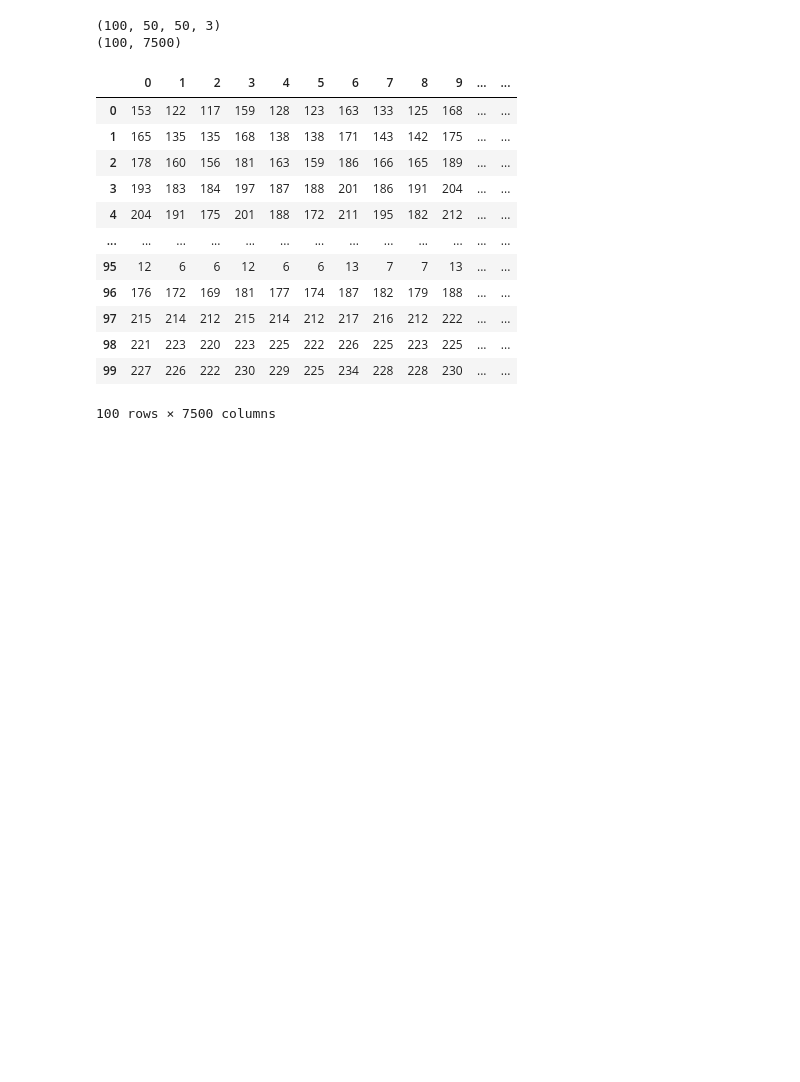
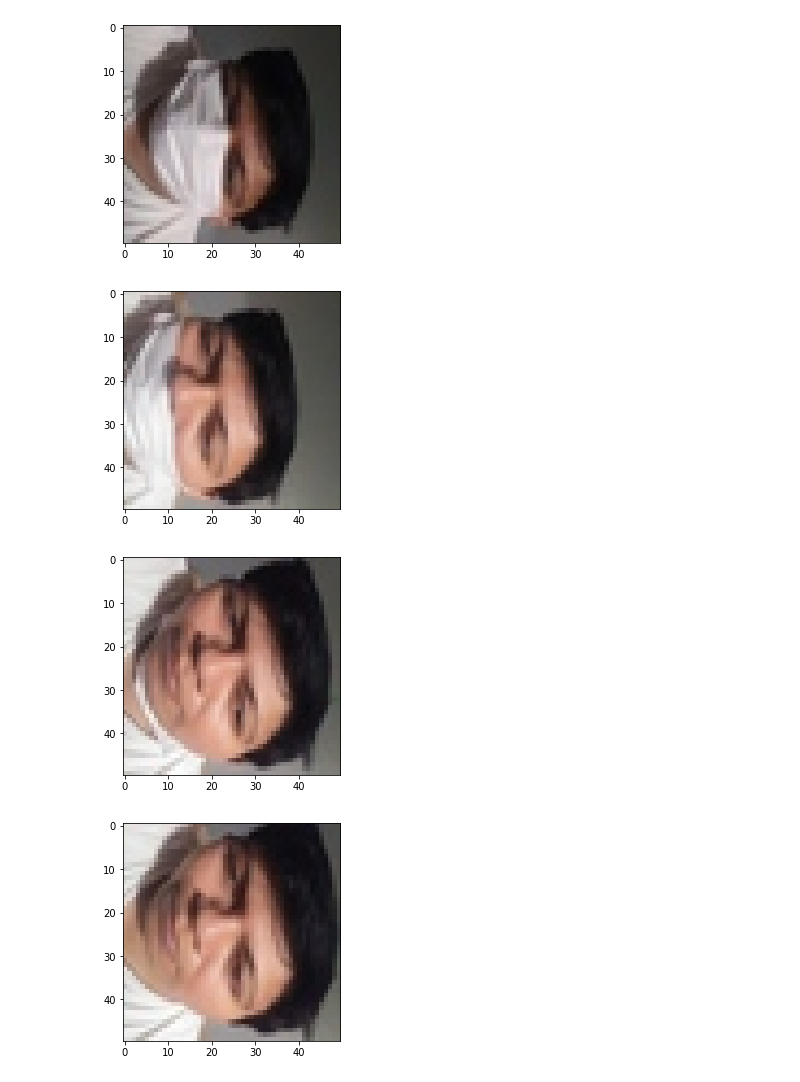
Before and after one commit to BenjaminAlpert/Face-Mask-Detection-Software, a Jupyter notebook: final-project.ipynb, the cells around one changed output. Cells and saved outputs as stored; diff of their text form; code cells hidden in the pictures; blank space fills up the shorter version.

```diff
--- a/final-project.ipynb
+++ b/final-project.ipynb
@@ -41,20 +45,9 @@ pyplot.show()
 # %%
-print(data["images"].shape)
-print(data["features"].shape)
-pd.DataFrame(data["features"])
+for img in data["images"][-5:-1]:
+    pyplot.figure()
+    pyplot.imshow(img)
 # %% [output]
-(100, 50, 50, 3)
-(100, 7500)
-|  | 0 | 1 | 2 | 3 | 4 | 5 | 6 | 7 | 8 | 9 | ... | ... |
-| 0 | 153 | 122 | 117 | 159 | 128 | 123 | 163 | 133 | 125 | 168 | ... | ... |
-| 1 | 165 | 135 | 135 | 168 | 138 | 138 | 171 | 143 | 142 | 175 | ... | ... |
-| 2 | 178 | 160 | 156 | 181 | 163 | 159 | 186 | 166 | 165 | 189 | ... | ... |
-| 3 | 193 | 183 | 184 | 197 | 187 | 188 | 201 | 186 | 191 | 204 | ... | ... |
-| 4 | 204 | 191 | 175 | 201 | 188 | 172 | 211 | 195 | 182 | 212 | ... | ... |
-| ... | ... | ... | ... | ... | ... | ... | ... | ... | ... | ... | ... | ... |
-| 95 | 12 | 6 | 6 | 12 | 6 | 6 | 13 | 7 | 7 | 13 | ... | ... |
-| 96 | 176 | 172 | 169 | 181 | 177 | 174 | 187 | 182 | 179 | 188 | ... | ... |
-| 97 | 215 | 214 | 212 | 215 | 214 | 212 | 217 | 216 | 212 | 222 | ... | ... |
-| 98 | 221 | 223 | 220 | 223 | 225 | 222 | 226 | 225 | 223 | 225 | ... | ... |
-| 99 | 227 | 226 | 222 | 230 | 229 | 225 | 234 | 228 | 228 | 230 | ... | ... |
-100 rows × 7500 columns
+[figure, added]
+[figure, added]
+[figure, added]
+[figure, added]
```
Also changed, not shown: parts of 3 cells of this notebook.
